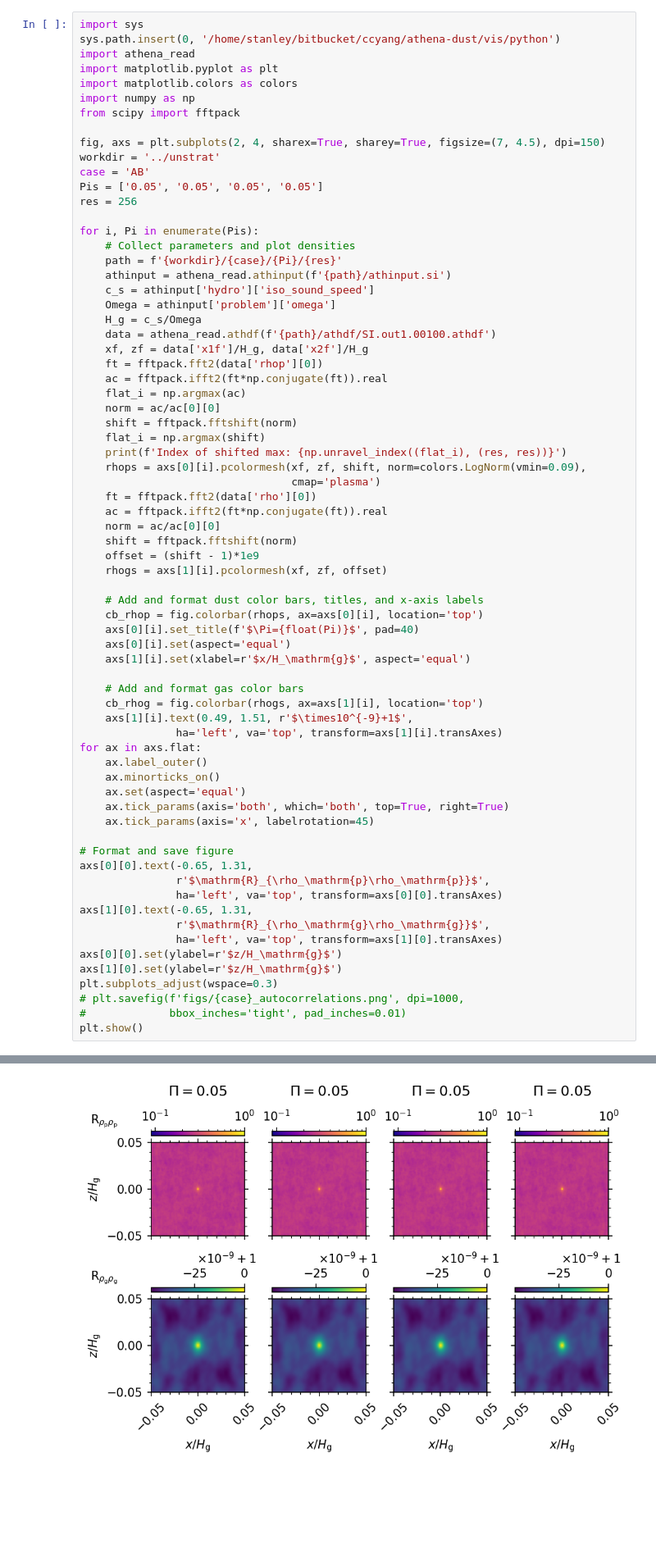
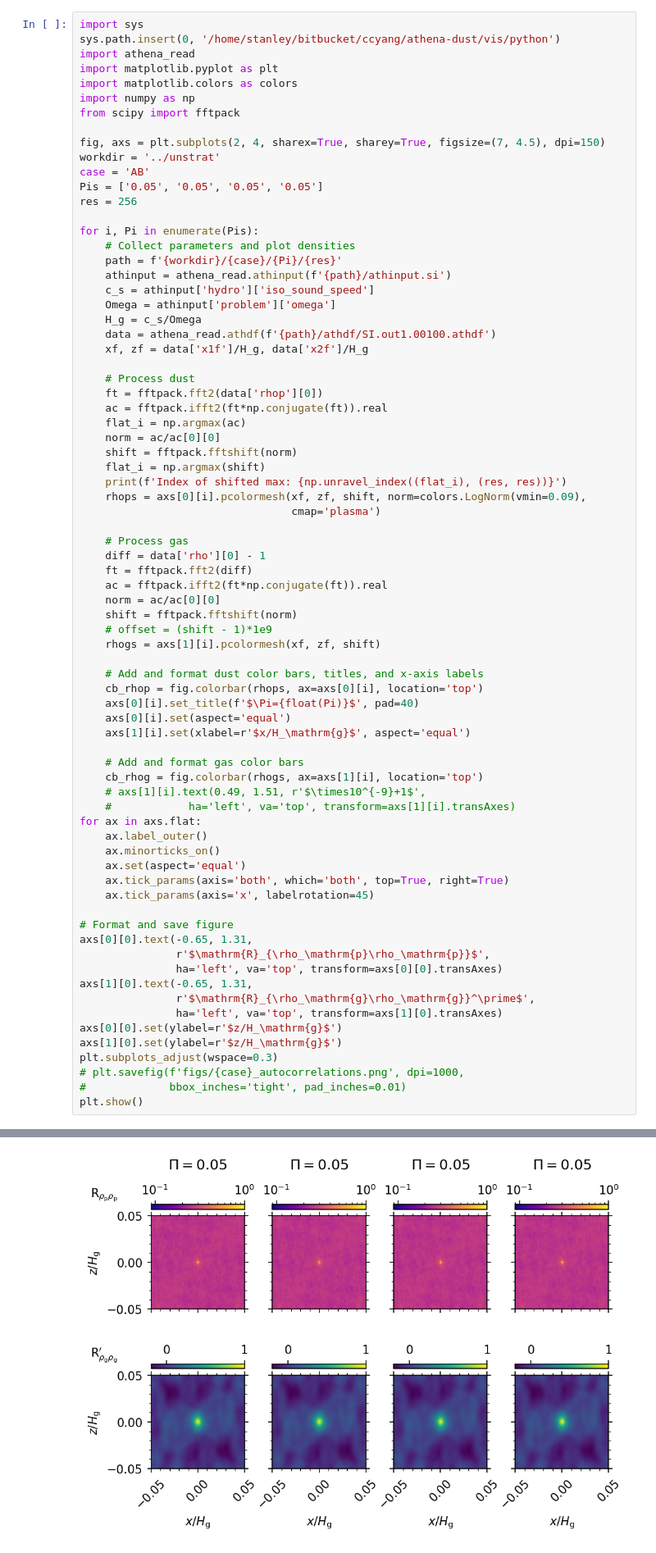
Before and after one commit to sabaronett/streaming-instability, a Jupyter notebook: ipynb/ACF.ipynb, the cells around one changed output, grey strips where cells are left out. Shown at 82% size. Drawn from its saved outputs; the diff is of its cells as text; blank space fills up the shorter version.

```diff
--- a/ipynb/ACF.ipynb
+++ b/ipynb/ACF.ipynb
@@ -117,6 +117,8 @@ for i, Pi in enumerate(Pis):
     H_g = c_s/Omega
     data = athena_read.athdf(f'{path}/athdf/SI.out1.00100.athdf')
     xf, zf = data['x1f']/H_g, data['x2f']/H_g
+
+    # Process dust
     ft = fftpack.fft2(data['rhop'][0])
     ac = fftpack.ifft2(ft*np.conjugate(ft)).real
     flat_i = np.argmax(ac)
@@ -126,49 +128,52 @@ for i, Pi in enumerate(Pis):
     print(f'Index of shifted max: {np.unravel_index((flat_i), (res, res))}')
     rhops = axs[0][i].pcolormesh(xf, zf, shift, norm=colors.LogNorm(vmin=0.09),
                                  cmap='plasma')
-    ft = fftpack.fft2(data['rho'][0])
+
+    # Process gas
+    diff = data['rho'][0] - 1
+    ft = fftpack.fft2(diff)
     ac = fftpack.ifft2(ft*np.conjugate(ft)).real
     norm = ac/ac[0][0]
     shift = fftpack.fftshift(norm)
-    offset = (shift - 1)*1e9
-    rhogs = axs[1][i].pcolormesh(xf, zf, offset)
+    # offset = (shift - 1)*1e9
+    rhogs = axs[1][i].pcolormesh(xf, zf, shift)
 
     # Add and format dust color bars, titles, and x-axis labels
     cb_rhop = fig.colorbar(rhops, ax=axs[0][i], location='top')
     axs[0][i].set_title(f'$\Pi={float(Pi)}$', pad=40)
     axs[0][i].set(aspect='equal')
     axs[1][i].set(xlabel=r'$x/H_\mathrm{g}$', aspect='equal')
 
     # Add and format gas color bars
     cb_rhog = fig.colorbar(rhogs, ax=axs[1][i], location='top')
-    axs[1][i].text(0.49, 1.51, r'$\times10^{-9}+1$',
-               ha='left', va='top', transform=axs[1][i].transAxes)
+    # axs[1][i].text(0.49, 1.51, r'$\times10^{-9}+1$',
+    #            ha='left', va='top', transform=axs[1][i].transAxes)
 for ax in axs.flat:
     ax.label_outer()
     ax.minorticks_on()
     ax.set(aspect='equal')
     ax.tick_params(axis='both', which='both', top=True, right=True)
     ax.tick_params(axis='x', labelrotation=45)
 
 # Format and save figure
 axs[0][0].text(-0.65, 1.31,
                r'$\mathrm{R}_{\rho_\mathrm{p}\rho_\mathrm{p}}$',
                ha='left', va='top', transform=axs[0][0].transAxes)
 axs[1][0].text(-0.65, 1.31,
-               r'$\mathrm{R}_{\rho_\mathrm{g}\rho_\mathrm{g}}$',
+               r'$\mathrm{R}_{\rho_\mathrm{g}\rho_\mathrm{g}}^\prime$',
                ha='left', va='top', transform=axs[1][0].transAxes)
 axs[0][0].set(ylabel=r'$z/H_\mathrm{g}$')
 axs[1][0].set(ylabel=r'$z/H_\mathrm{g}$')
 plt.subplots_adjust(wspace=0.3)
 # plt.savefig(f'figs/{case}_autocorrelations.png', dpi=1000,
 #             bbox_inches='tight', pad_inches=0.01)
 plt.show()
 # %% [output]
 Index of shifted max: (128, 128)
 Index of shifted max: (128, 128)
 Index of shifted max: (128, 128)
 Index of shifted max: (128, 128)
-[figure, old version]
+[figure, new version]
 # %%
 import sys
 sys.path.insert(0, '/home/stanley/bitbucket/ccyang/athena-dust/vis/python')
```
Also changed, not shown: parts of 4 cells of this notebook.
